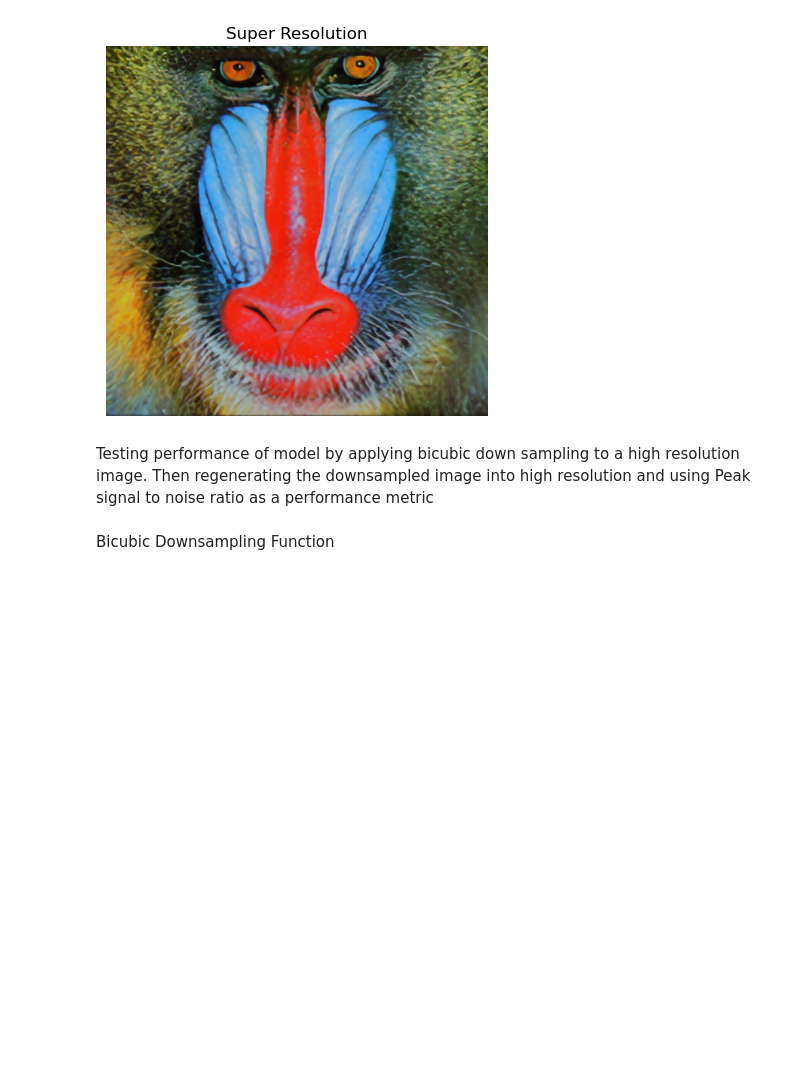
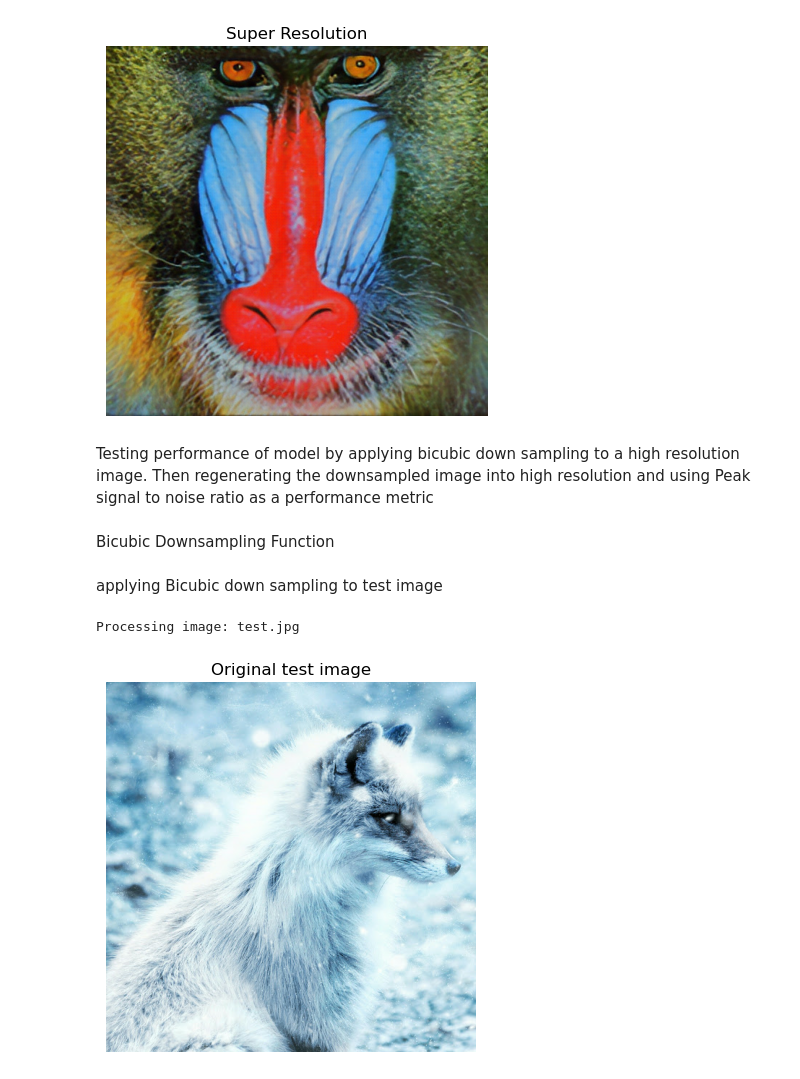
Before and after one commit to lieric90/ESRGAN-ResUpscaler, a Jupyter notebook: SR_GAN.ipynb, the cells around one changed output. Saved outputs shown, nothing was run; the diff lists cells and outputs as text; code cells hidden in the pictures; blank space fills up the shorter version.

Commit message:
Downsample and generate HR image to measure PNSR

```diff
--- a/SR_GAN.ipynb
+++ b/SR_GAN.ipynb
@@ -124,3 +124,13 @@ def downscale_image(image):
     lr_image = tf.expand_dims(lr_image, 0)
     lr_image = tf.cast(lr_image, tf.float32)
     return lr_image
+# %% [markdown]
+applying Bicubic down sampling to test image
+# %%
+hr_image = preprocess_image(IMAGE_PATH)
+# %% [output]
+Processing image: test.jpg
+# %%
+plot_image(tf.squeeze(hr_image), title = "Original test image")
+# %% [output]
+[figure, added]
```
Also changed, not shown: parts of 8 cells of this notebook.
